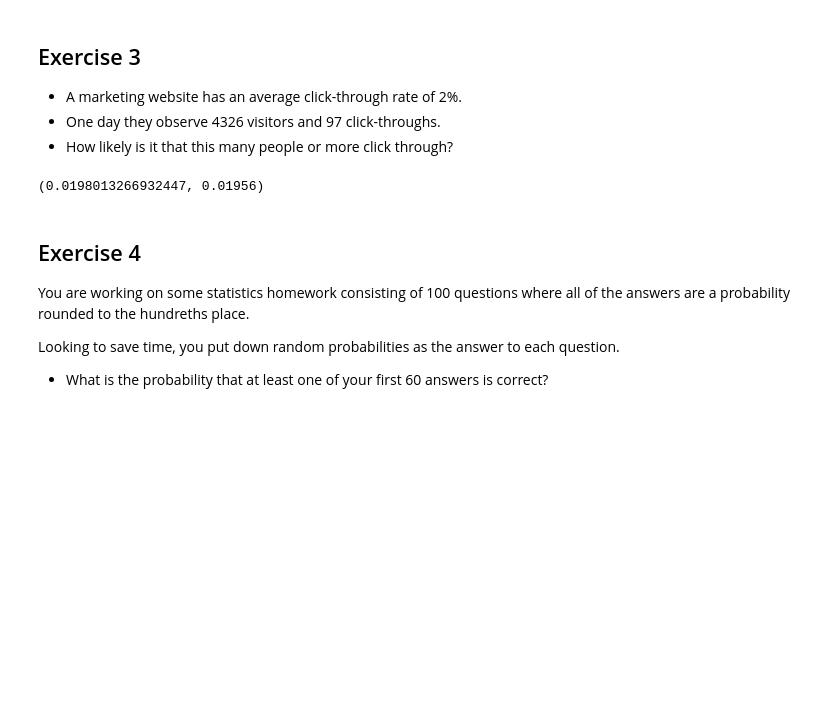
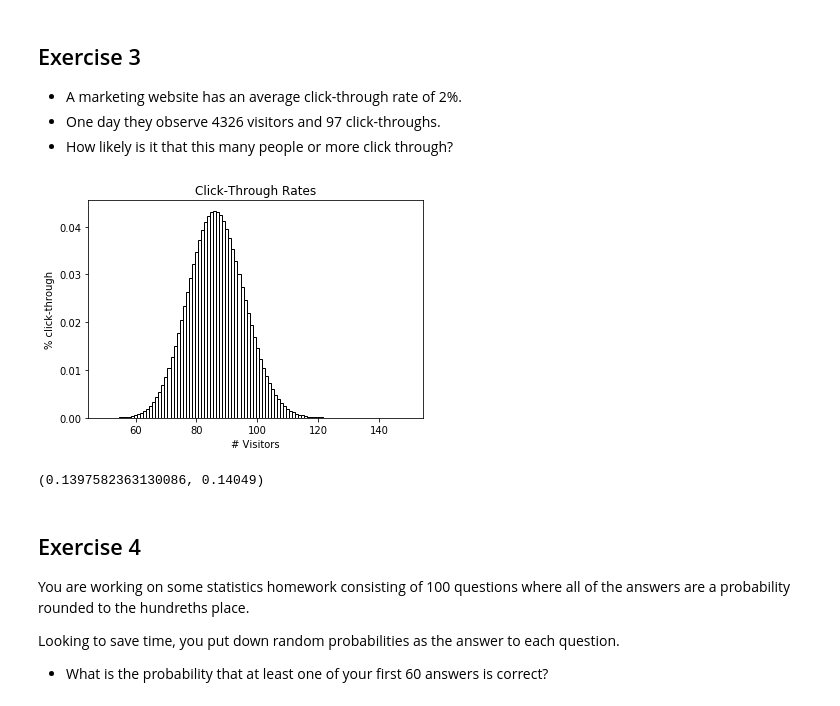
Before and after one commit to CodeupClassroom/curie-statistics-exercises, a Jupyter notebook: probability_distributions.ipynb, the cells around one changed output. Cells and saved outputs as stored; diff of their text form; code cells hidden in the pictures; blank space fills up the shorter version.

Commit message:
revise distributions answers

```diff
--- a/probability_distributions.ipynb
+++ b/probability_distributions.ipynb
@@ -110,17 +124,30 @@ theory, simulated
 - A marketing website has an average click-through rate of 2%.
 - One day they observe 4326 visitors and 97 click-throughs.
 - How likely is it that this many people or more click through?
+# %%
+x = np.arange(50, 150)
+y = stats.binom(4326, .02).pmf(x)
+
+plt.title("Click-Through Rates")
+plt.xlabel("# Visitors")
+plt.ylabel("% click-through")
+plt.bar(x, y, color="white", edgecolor="black", width=1)
+plt.show()
+# %% [output]
+[figure, added]
 # %%
 # How likely is is that this many or more click through"
 # This many or more is survival function
-clicks_distribution = stats.poisson(.02)
-today = 97 / 4326
+clicks_distribution = stats.binom(4326, .02)
 
-theory = clicks_distribution.sf(today)
-simulation = (clicks_distribution.rvs(100_000) >= today).mean()
+# visitors_today = 97
+# .sf needs one less than today's count to include today
+
+theory = clicks_distribution.sf(96)
+simulation = (clicks_distribution.rvs(100_000) > 96).mean()
 theory, simulation
 # %% [output]
-(0.0198013266932447, 0.01956)
+(0.1397582363130086, 0.14049)
 # %% [markdown]
 ## Exercise 4
 You are working on some statistics homework consisting of 100 questions where all of the answers are a probability rounded to the hundreths place.
```
Also changed, not shown: parts of 12 cells of this notebook.
